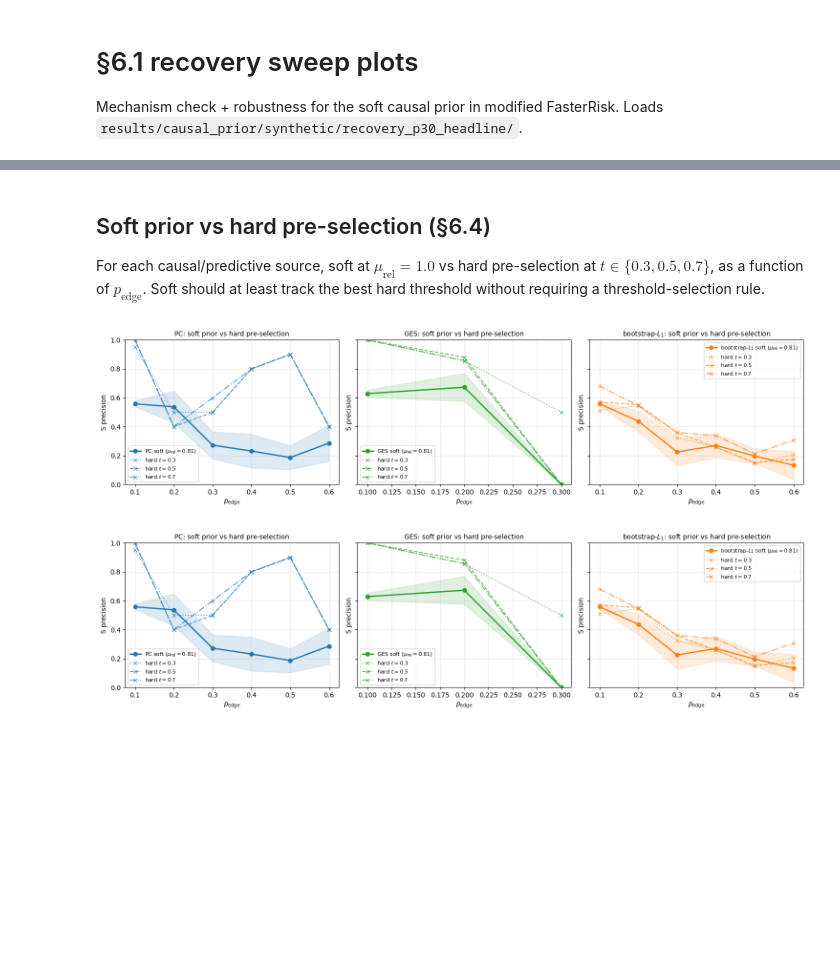
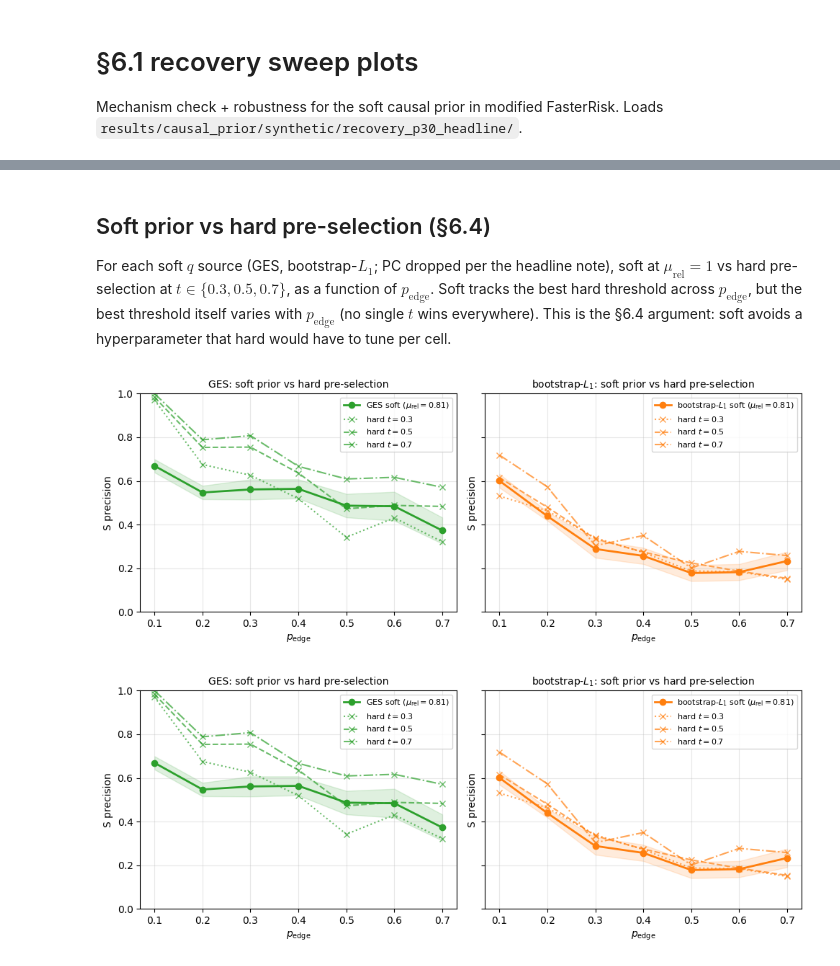
Before and after one commit to YasmineParent/tb_internship, a Jupyter notebook: notebooks/causal_prior/synthetic/recovery_plots.ipynb, the cells around one changed output, grey strips where cells are left out. Saved outputs shown, nothing was run; the diff lists cells and outputs as text; code cells hidden in the pictures; blank space fills up the shorter version.

Commit message:
causal_prior: drop redundant vanilla anchor, retitle uniform as vanilla, drop PC from headline; add CV mu-star viz; pipeline note adds internship strengthening additions

```diff
--- a/notebooks/causal_prior/synthetic/recovery_plots.ipynb
+++ b/notebooks/causal_prior/synthetic/recovery_plots.ipynb
@@ -14,6 +14,12 @@ from src.causal_prior import visualization as viz
 ROOT = Path.cwd().parents[2]
 recovery = load_recovery_csvs(ROOT / 'results/causal_prior/synthetic/recovery_p30_headline')
 # %%
+# drop PC q sources: Fisher-Z PC on dense Gaussian DAGs returns near-noise q
+# (anti-informative at p_edge >= 0.3, worse than vanilla in all but the
+# cleanest cells). Discussed as a finding rather than shown in headline.
+# Comment out to inspect PC in an appendix figure.
+recovery = recovery[~recovery['q_source'].str.startswith('pc')]
+
 # anchor cell = (p=30, n=300, k_star=5, p_edge=0.2); each sweep varies one dim, others fixed
 pe_sweep = recovery.query('p == 30 and n == 300 and k_star == 5')        # vary p_edge
 n_sweep  = recovery.query('p == 30 and k_star == 5 and p_edge == 0.2')   # vary n
@@ -59,9 +67,9 @@ viz.plot_recovery_vs_axis(k_sweep, axis_col='k_star')
 # %% [markdown]
 ## Soft prior vs hard pre-selection (§6.4)
 
-For each causal/predictive source, soft at $\mu_\mathrm{rel}=1.0$ vs hard pre-selection at $t \in \{0.3, 0.5, 0.7\}$, as a function of $p_\mathrm{edge}$. Soft should at least track the best hard threshold without requiring a threshold-selection rule.
+For each soft $q$ source (GES, bootstrap-$L_1$; PC dropped per the headline note), soft at $\mu_\mathrm{rel}=1$ vs hard pre-selection at $t \in \{0.3, 0.5, 0.7\}$, as a function of $p_\mathrm{edge}$. Soft tracks the best hard threshold across $p_\mathrm{edge}$, but the best threshold itself varies with $p_\mathrm{edge}$ (no single $t$ wins everywhere). This is the §6.4 argument: soft avoids a hyperparameter that hard would have to tune per cell.
 # %%
-viz.plot_soft_vs_hard_facet(pe_sweep, q_sources=['pc', 'ges', 'bootstrap_l1'], ncols=3)
+viz.plot_soft_vs_hard_facet(pe_sweep, q_sources=['ges', 'bootstrap_l1'], ncols=2)
 # %% [output]
-[figure, old version]
+[figure, new version]
-[figure, old version]
+[figure, new version]
```
Also changed, not shown: parts of 10 cells of this notebook, 5 other files.
